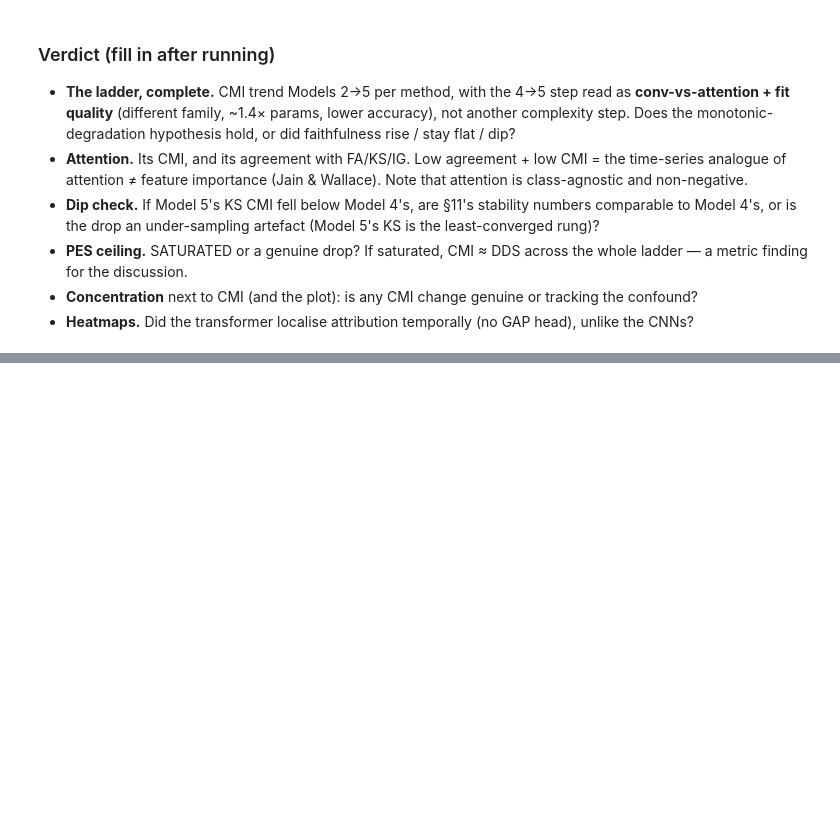
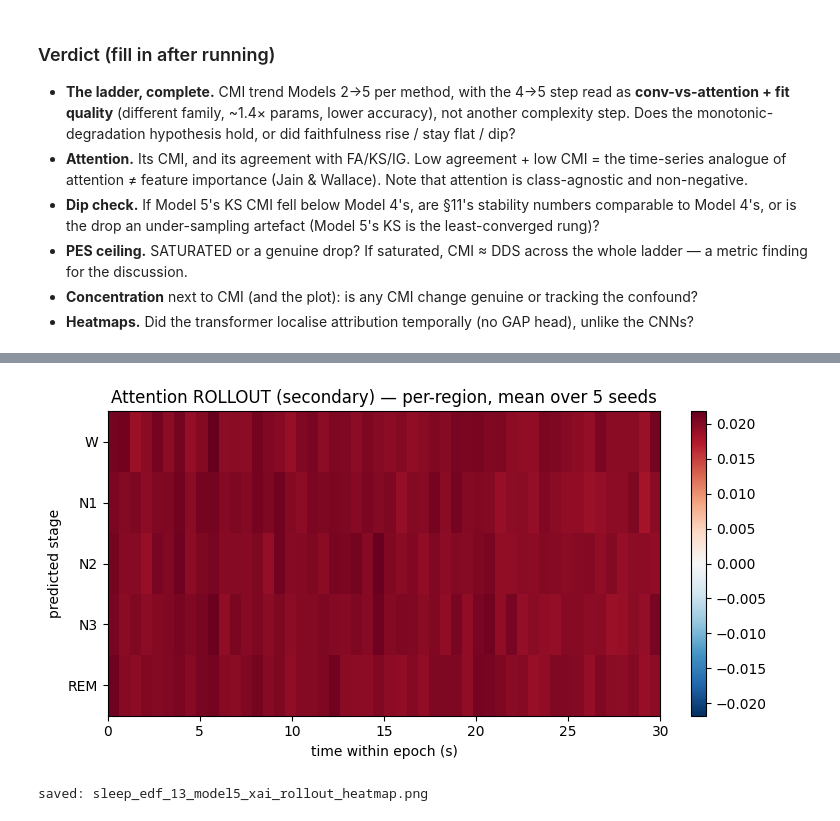
Before and after one commit to lucie-pasquier/xai-time-series-classification, a Jupyter notebook: sleep_edf/notebooks/model5/13_model5_xai_cmi.ipynb, the cells around one changed output, grey strips where cells are left out. Cells and saved outputs as stored; diff of their text form; code cells hidden in the pictures; blank space fills up the shorter version.

```diff
--- a/sleep_edf/notebooks/model5/13_model5_xai_cmi.ipynb
+++ b/sleep_edf/notebooks/model5/13_model5_xai_cmi.ipynb
@@ -521,0 +577,32 @@ plt.show(); print("saved:", (FIG_DIR / "sleep_edf_13_model5_xai_cmi_vs_concentra
+# %%
+# Attention rollout extractor (Abnar & Zuidema 2020) — reuses the same inline forward as §5, all layers.
+def rollout_received(model, sigs, device, bs=128):
+    """Rollout attention -> per-region 'received' importance. Mean-over-heads, residual-augment (0.5A+0.5I),
+    row-normalise, multiply across the 6 layers, then mean over queries. Uses ALL layers (unlike the
+    last-layer primary), so it incorporates the structured early layers. One token == one 60-sample region."""
+    dt = next(model.parameters()).dtype; model.eval()
+    out = np.empty((len(sigs), grid.n_regions)); Iden = torch.eye(grid.n_regions, dtype=dt, device=device)
+    for i in range(0, len(sigs), bs):
+        Xb = torch.as_tensor(np.asarray(sigs[i:i + bs])[:, None, :], dtype=dt, device=device)
+        with torch.no_grad():
+            z = model.embed(Xb).transpose(1, 2) + model.pos; R = None
+            for layer in model.encoder.layers:
+                h = layer.norm1(z)
+                ao, aw = layer.self_attn(h, h, h, need_weights=True, average_attn_weights=False)
+                z = z + layer.dropout1(ao); z = z + layer._ff_block(layer.norm2(z))
+                Ah = aw.mean(1)                          # mean heads -> (b,Q,K)
+                Ah = 0.5 * Ah + 0.5 * Iden               # residual-augmented mixing
+                Ah = Ah / Ah.sum(-1, keepdim=True)       # row-normalise
+                R = Ah if R is None else torch.bmm(Ah, R)   # rollout = A_L @ ... @ A_0
+            out[i:i + bs] = R.mean(1).cpu().numpy()      # mean over queries -> per-region received
+    return out
+
+roll_attr = np.full((len(SEEDS), N_EVAL, grid.n_regions), np.nan)
+print(f"Attention rollout: {len(SEEDS)} seeds x {N_EVAL} samples on {DEV_ATT}. Estimated ~1 min.", flush=True)
+for si, seed in enumerate(SEEDS):
+    model = load_model5(seed, DEV_ATT)
+    t0 = time.perf_counter(); roll_attr[si] = rollout_received(model, eval_sigs, DEV_ATT)
+    print(f"  seed {seed}: {time.perf_counter()-t0:.0f}s", flush=True)
+roll_std = float(np.nanmean(roll_attr.std(axis=-1)))
+print("rollout done. roll_attr:", roll_attr.shape, "| mean std across regions:", round(roll_std, 5),
+      "(>> 0 => NON-degenerate, unlike the uniform last-layer)")
@@ -521,0 +653,13 @@ plt.show(); print("saved:", (FIG_DIR / "sleep_edf_13_model5_xai_cmi_vs_concentra
+# %%
+# Rollout heatmap (per predicted class x region) — should show STRUCTURE, unlike the uniform last-layer.
+H = per_class_heatmap(roll_attr, seed_preds); v = np.nanmax(np.abs(H))
+fig, ax = plt.subplots(figsize=(7.5, 4))
+im = ax.imshow(H, aspect="auto", cmap="RdBu_r", vmin=-v, vmax=v, extent=extent)
+ax.set_yticks(range(cfg.N_CLASSES)); ax.set_yticklabels(CLASS_NAMES); ax.set_xlabel("time within epoch (s)")
+ax.set_ylabel("predicted stage"); ax.set_title("Attention ROLLOUT (secondary) — per-region, mean over 5 seeds")
+fig.colorbar(im, ax=ax, fraction=.04); fig.tight_layout()
+fig.savefig(FIG_DIR / "sleep_edf_13_model5_xai_rollout_heatmap.png", dpi=150, bbox_inches="tight")
+plt.show(); print("saved:", (FIG_DIR / "sleep_edf_13_model5_xai_rollout_heatmap.png").name)
+# %% [output]
+[figure, added]
+saved: sleep_edf_13_model5_xai_rollout_heatmap.png
```
Also changed, not shown: parts of 7 cells of this notebook, 30 other files.
